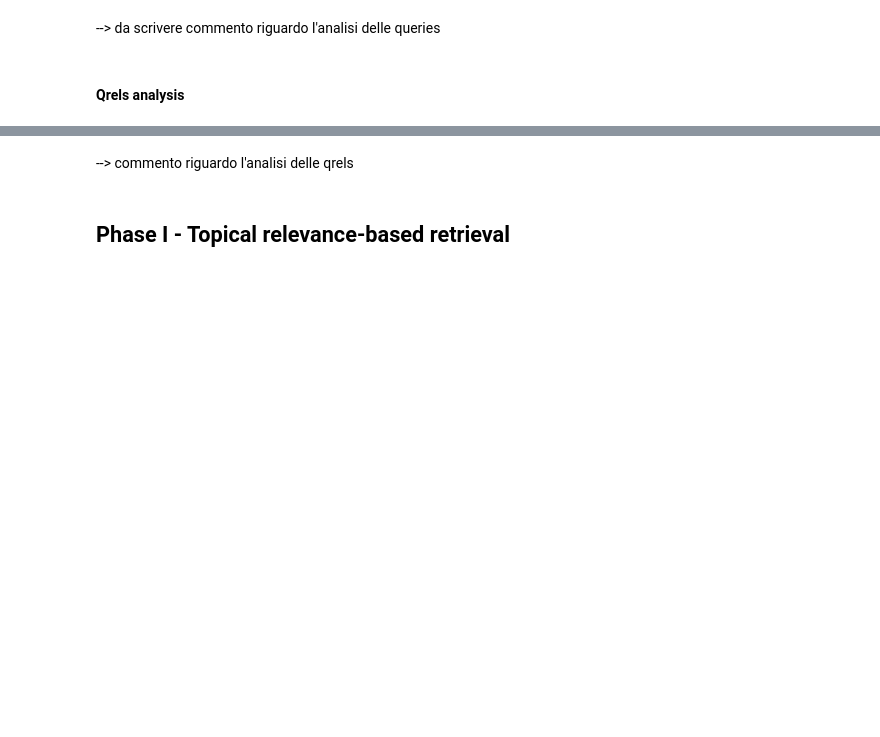
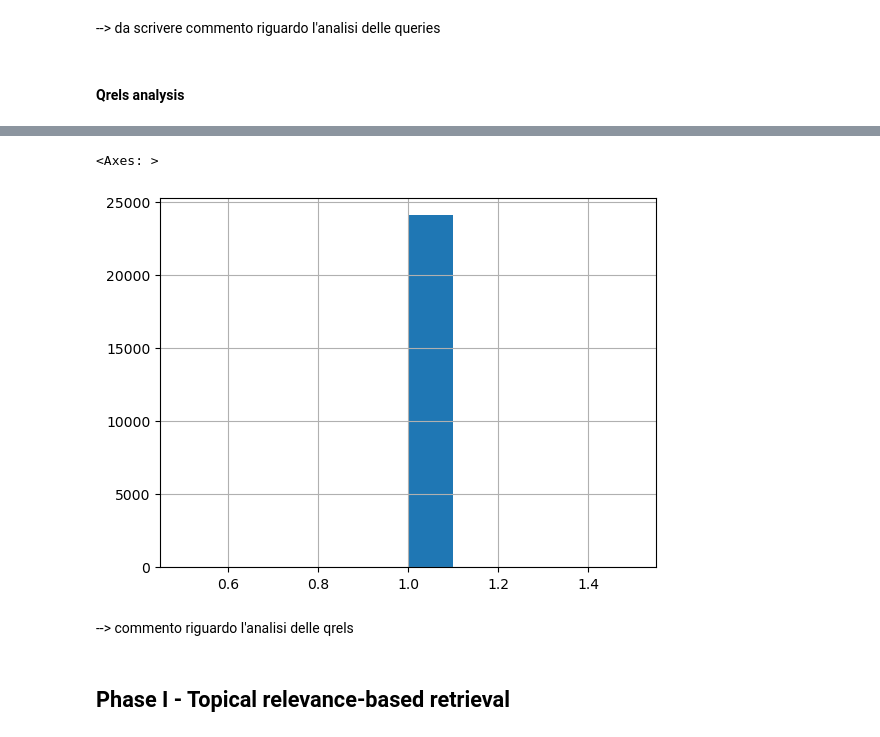
Before and after one commit to gpinelli/HistoricalNews_InformationRetrievalProject, a Jupyter notebook: Historical_News_Question_Answering2.ipynb, the cells around one changed output, grey strips where cells are left out. Saved outputs shown, nothing was run; the diff lists cells and outputs as text; code cells hidden in the pictures; blank space fills up the shorter version.

```diff
--- a/Historical_News_Question_Answering2.ipynb
+++ b/Historical_News_Question_Answering2.ipynb
@@ -677,6 +989,9 @@ plt.show()  # display the plot
 # %%
-relevant_counts = qrels_df[qrels_df['label'] > 0].groupby("qid")["docno"].count()
+relevant_counts = test_qrels[test_qrels['label'] > 0].groupby("qid")["docno"].count()
 relevant_counts.hist()
+# %% [output]
+<Axes: >
+[figure, added]
 # %% [markdown]
 --> commento riguardo l'analisi delle qrels
 # %% [markdown]
```
Also changed, not shown: parts of 85 cells of this notebook.
